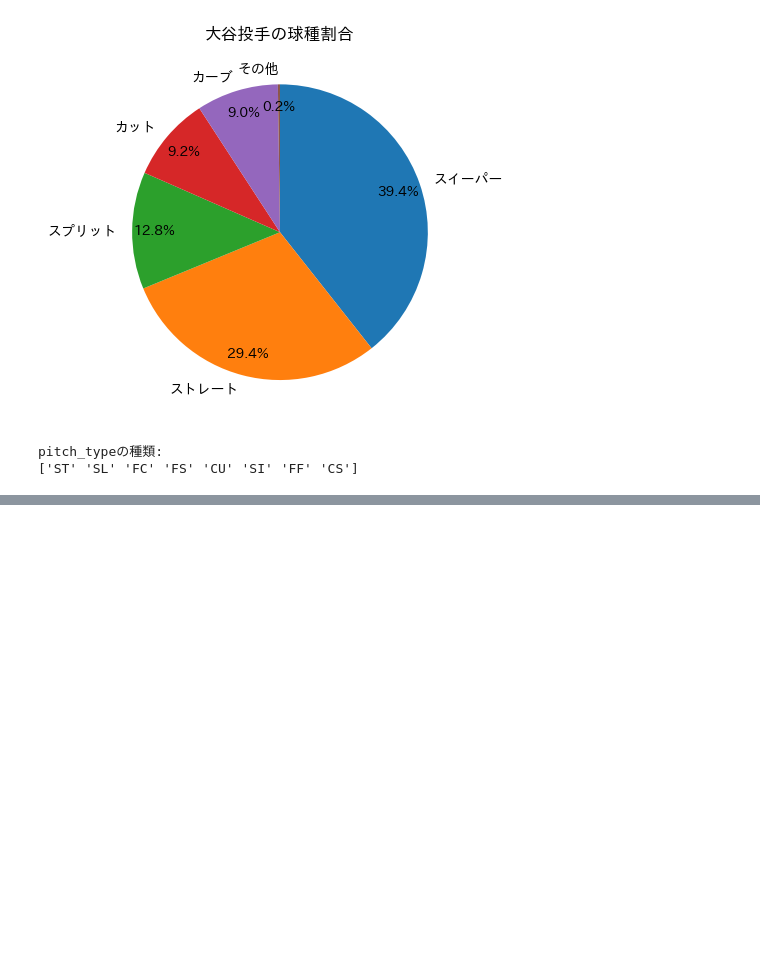
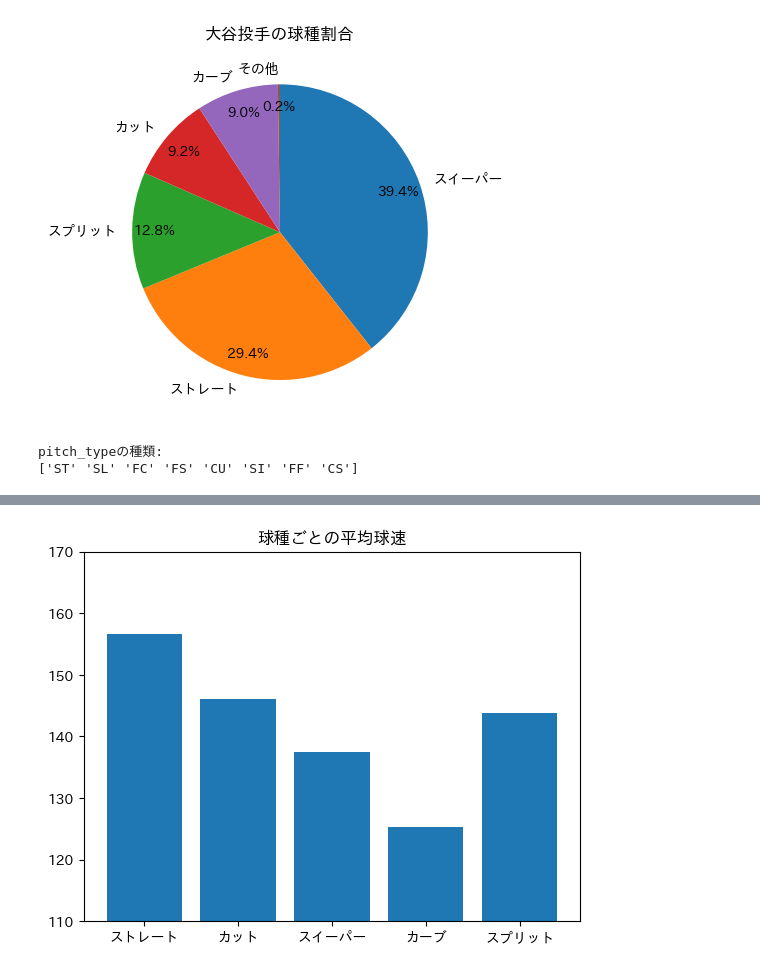
Before and after one commit to hitomitsu50/SportsData_Portfolio, a Jupyter notebook: 野球データ.ipynb, the cells around one changed output, grey strips where cells are left out. Saved outputs shown, nothing was run; the diff lists cells and outputs as text; code cells hidden in the pictures; blank space fills up the shorter version.

```diff
--- a/野球データ.ipynb
+++ b/野球データ.ipynb
@@ -141,3 +89,8 @@ print(unique_pitch_types)
 # %% [output]
 pitch_typeの種類:
 ['ST' 'SL' 'FC' 'FS' 'CU' 'SI' 'FF' 'CS']
+# %%
+#2025/10/15
+#単位の変換
+df["speed_km"]=df["release_speed"]*1.61
+df.head()
@@ -143,0 +105,21 @@ pitch_typeの種類:
+# %%
+#球種ごとに分類
+Fastball=df[df["pitch_type"]=="FF"]#ストレート
+Cutter=df[df["pitch_type"]=="FC"]#カット
+Sweeper=df[df["pitch_type"]=="ST"]#スイーパー
+Curve=df[df["pitch_type"]=="CU"]#カーブ
+Splitter=df[df["pitch_type"]=="FS"]#スプリット
+# %%
+#球種名と各平均球速をリストに格納
+x=["ストレート","カット","スイーパー","カーブ","スプリット"]
+y=[Fastball["speed_km"].mean(),Cutter["speed_km"].mean(),Sweeper["speed_km"].mean(),Curve["speed_km"].mean(),
+   Splitter["speed_km"].mean()]
+# %%
+#棒グラフの作成
+plt.bar(x,y)
+plt.title("球種ごとの平均球速")
+#y軸の幅を設定
+plt.ylim(110,170)
+plt.show()
+# %% [output]
+[figure, added]
```
Also changed, not shown: parts of 7 cells of this notebook.
